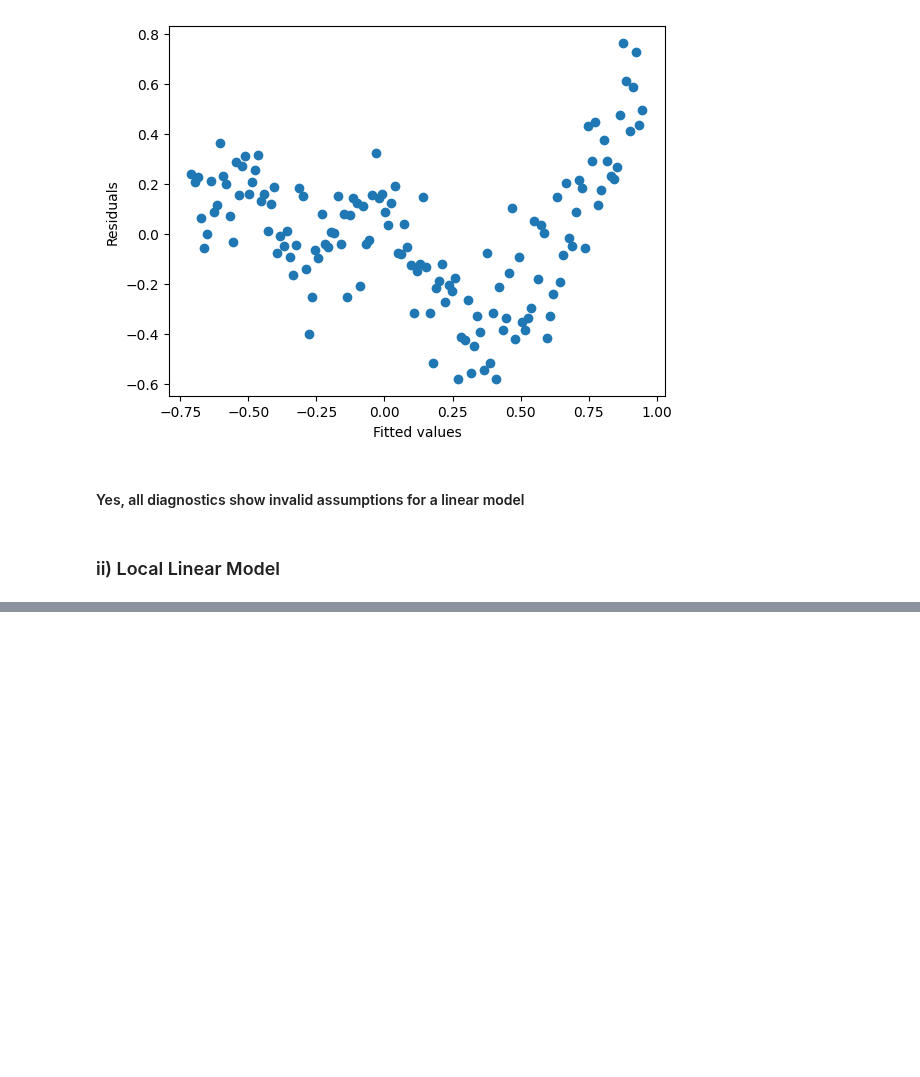
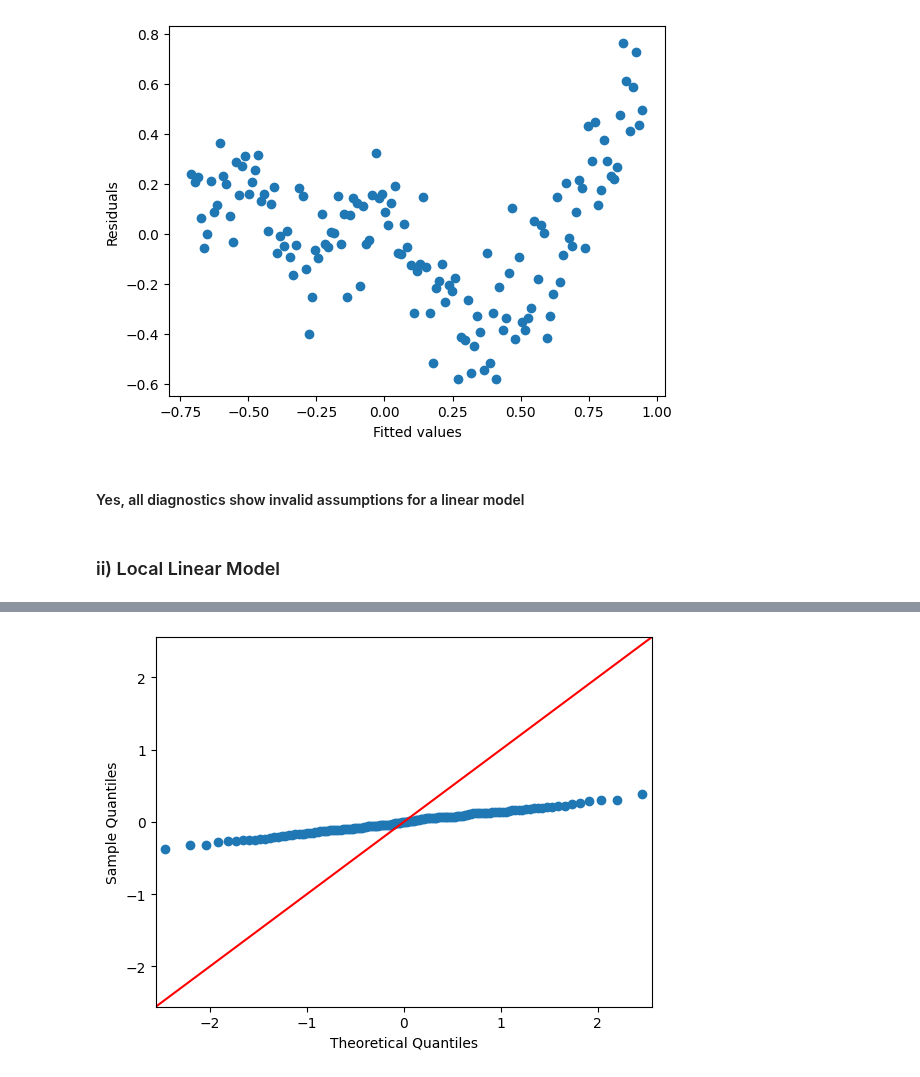
Before and after one commit to jtdocter27/Engineering-Probability---Statistics, a Jupyter notebook: final.ipynb, the cells around one changed output, grey strips where cells are left out. Cells and saved outputs as stored; diff of their text form; code cells hidden in the pictures; blank space fills up the shorter version.

```diff
--- a/final.ipynb
+++ b/final.ipynb
@@ -480,0 +492,6 @@ print(f"Predicted temperature for year {Xp}: {yp}")
+# %%
+residuals2 = temp_values - predictions_acutal
+sm.qqplot(residuals2, line ='45')
+plt.show()
+# %% [output]
+[figure, added]
```
Also changed, not shown: parts of 15 cells of this notebook.
